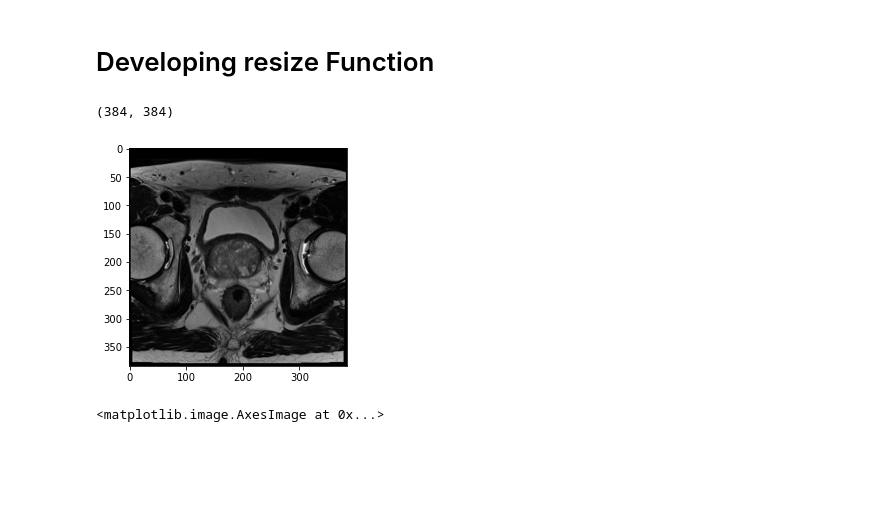
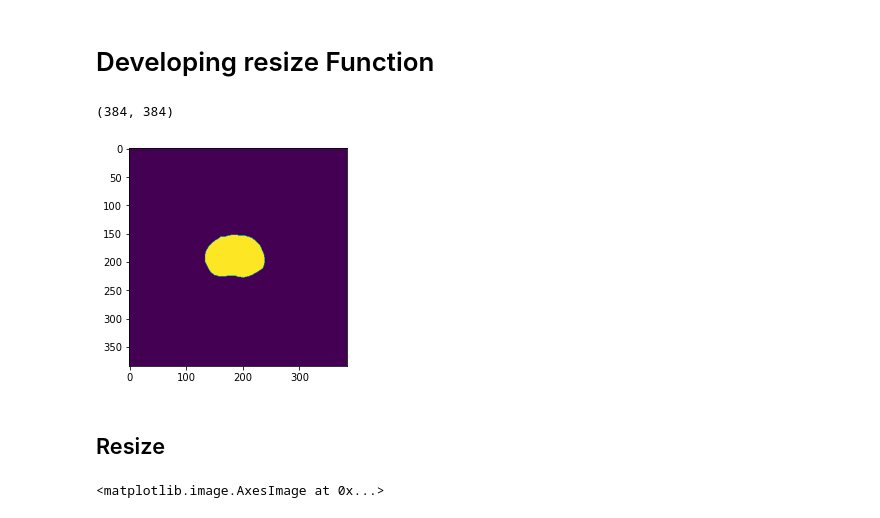
Before and after one commit to edisonbatucan/SpecialProblem, a Jupyter notebook: showing.ipynb, the cells around one changed output. Drawn from its saved outputs; the diff is of its cells as text; code cells hidden in the pictures; blank space fills up the shorter version.

```diff
--- a/showing.ipynb
+++ b/showing.ipynb
@@ -3,17 +3,19 @@
 # %%
 import os
 import cv2
 import numpy as np
 import matplotlib.pyplot as plt
 
 from skimage.io import imsave, imread
-
-im = cv2.imread('C:/Users/batuc/Desktop/SpecialProblem/data/train/102_5_10.tiff', 0)
-plt.imshow(im, cmap='gray')
+path = 'C:/Users/batuc/Desktop/SpecialProblem/data4/test/296_5_12_mask.tiff'
+im = cv2.imread(path, 0)
+plt.imshow(im) #, cmap='gray'
 im.shape
 # %% [output]
 (384, 384)
-[figure, old version]
+[figure, new version]
+# %% [markdown]
+## Resize
 # %%
 def resize_image(img, size=(28,28)):
 
```
Also changed, not shown: parts of 10 cells of this notebook.
